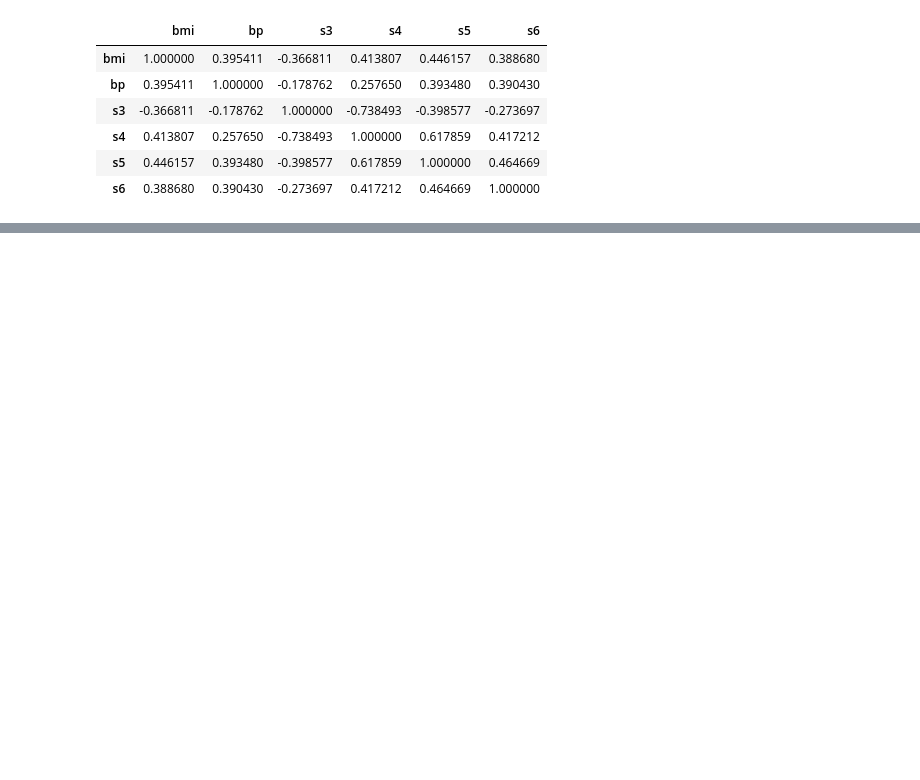
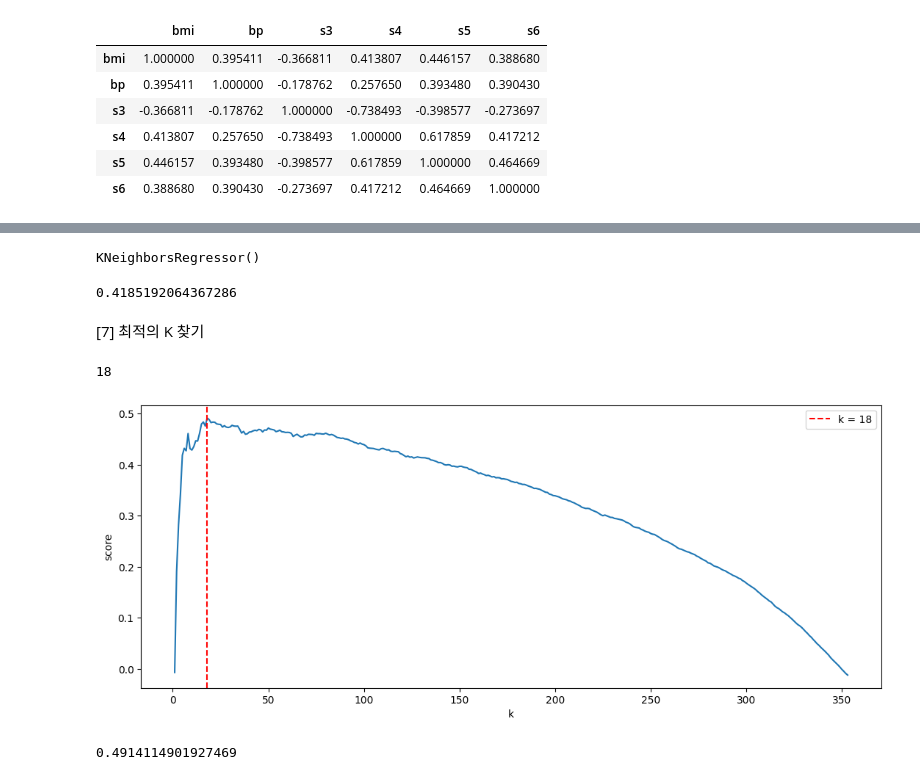
Before and after one commit to joo9810/VSCode, a Jupyter notebook: K-Digital Training/김소현 강사님/Scikit-learn/숙제/work_08_27_안효준.ipynb, the cells around one changed output, grey strips where cells are left out. Drawn from its saved outputs; the diff is of its cells as text; code cells hidden in the pictures; blank space fills up the shorter version.

```diff
--- a/K-Digital Training/김소현 강사님/Scikit-learn/숙제/work_08_27_안효준.ipynb
+++ b/K-Digital Training/김소현 강사님/Scikit-learn/숙제/work_08_27_안효준.ipynb
@@ -178,0 +248,3 @@ plt.show()
+# %%
+X_train_scaled = mm.transform(X_train)
+X_test_scaled = mm.transform(X_test)
@@ -178,0 +272,41 @@ plt.show()
+# %%
+model = KNeighborsRegressor()
+
+model.fit(X_train_scaled, y_train)
+# %% [output]
+KNeighborsRegressor()
+# %%
+model.score(X_test_scaled, y_test) # 성능이 별로 안좋음
+# %% [output]
+0.4185192064367286
+# %% [markdown]
+[7] 최적의 K 찾기
+# %%
+scores = {}
+
+for k in range(1, len(X_train_scaled) + 1):
+    model.n_neighbors = k
+
+    score = model.score(X_test_scaled, y_test)
+    scores[k] = score
+# %%
+best_k = sorted(scores.items(), key = lambda x : x[1], reverse = True)[0][0]
+best_k
+# %% [output]
+18
+# %%
+plt.figure(figsize = (13, 5))
+plt.plot(scores.keys(), scores.values())
+plt.axvline(best_k, color = 'red', linestyle = '--', label = f"k = {best_k}")
+plt.xlabel('k')
+plt.ylabel('score')
+plt.legend()
+plt.show()
+# %% [output]
+[figure, added]
+# %%
+model.n_neighbors = best_k
+
+model.score(X_test_scaled, y_test)
+# %% [output]
+0.4914114901927469
```
Also changed, not shown: parts of 45 cells of this notebook.
